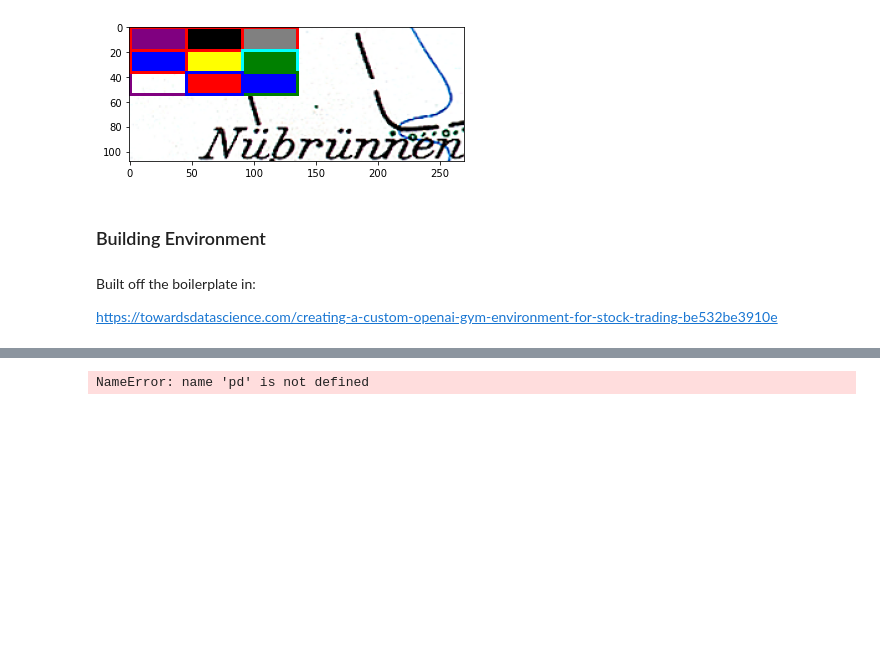
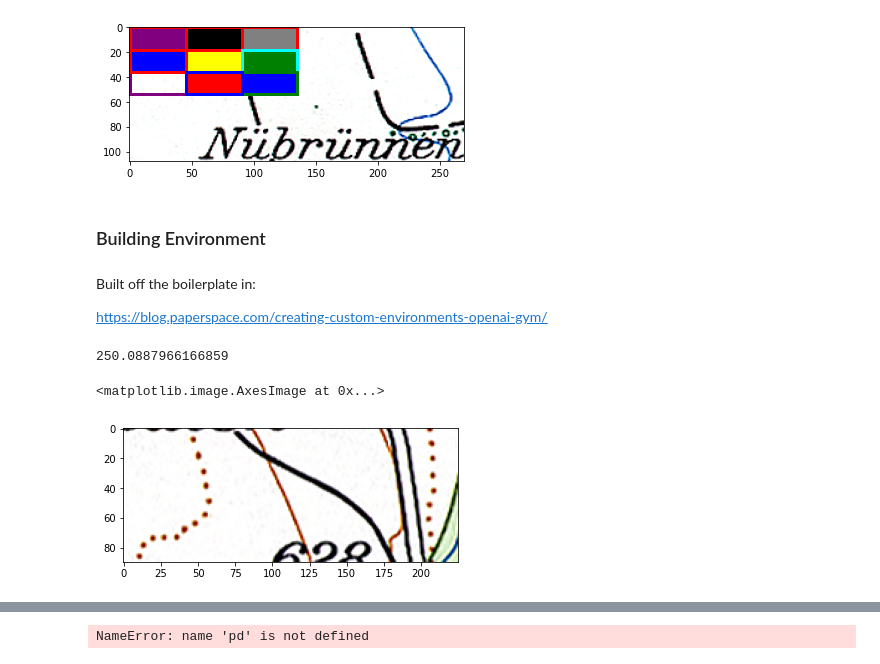
Before and after one commit to justinfmccarty/22spring_templatematching_carto, a Jupyter notebook: rl_method/notebooks/00_simple_environment.ipynb, the cells around one changed output, grey strips where cells are left out. Saved outputs shown, nothing was run; the diff lists cells and outputs as text; code cells hidden in the pictures; blank space fills up the shorter version.

```diff
--- a/rl_method/notebooks/00_simple_environment.ipynb
+++ b/rl_method/notebooks/00_simple_environment.ipynb
@@ -19,12 +142,0 @@ path_sample_template_2 = './data/templates/temp_2.tif'
-# %%
-# reminder that cv2 origin is top left the flip moves it to the bottom left
-
-image_color = cv2.imread(path_sample_image)
-image = cv2.cvtColor(image_color, cv2.COLOR_BGR2GRAY)
-
-template_color = cv2.imread(path_sample_template_1)
-template = cv2.cvtColor(template_color, cv2.COLOR_BGR2GRAY)
-
-
-I_HEIGHT, I_WIDTH = image.shape
-T_HEIGHT, T_WIDTH = template.shape
@@ -237,4 +327,4 @@ for (x,y) in zip(loc[0], loc[1]):
 # %% [markdown]
 Built off the boilerplate in:
 
-https://towardsdatascience.com/creating-a-custom-openai-gym-environment-for-stock-trading-be532be3910e
+https://blog.paperspace.com/creating-custom-environments-openai-gym/
@@ -240,0 +533,12 @@ https://towardsdatascience.com/creating-a-custom-openai-gym-environment-for-stoc
+# %%
+env.ssd_
+# %% [output]
+250.0887966166859
+# %%
+# for i in np.arange(0,2):
+env = TemplateMatchingEnv(image_norm,template_norm,obs_shape_mult=(5,5))
+obs = env.reset()
+plt.imshow(obs)
+# %% [output]
+<matplotlib.image.AxesImage at 0x...>
+[figure, added]
```
Also changed, not shown: parts of 25 cells of this notebook, 6 other files.
